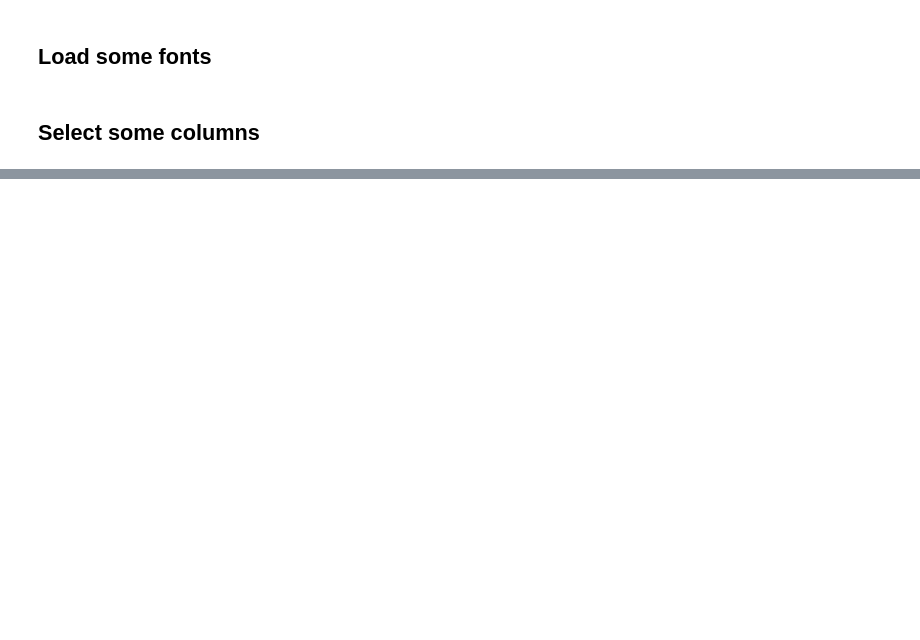
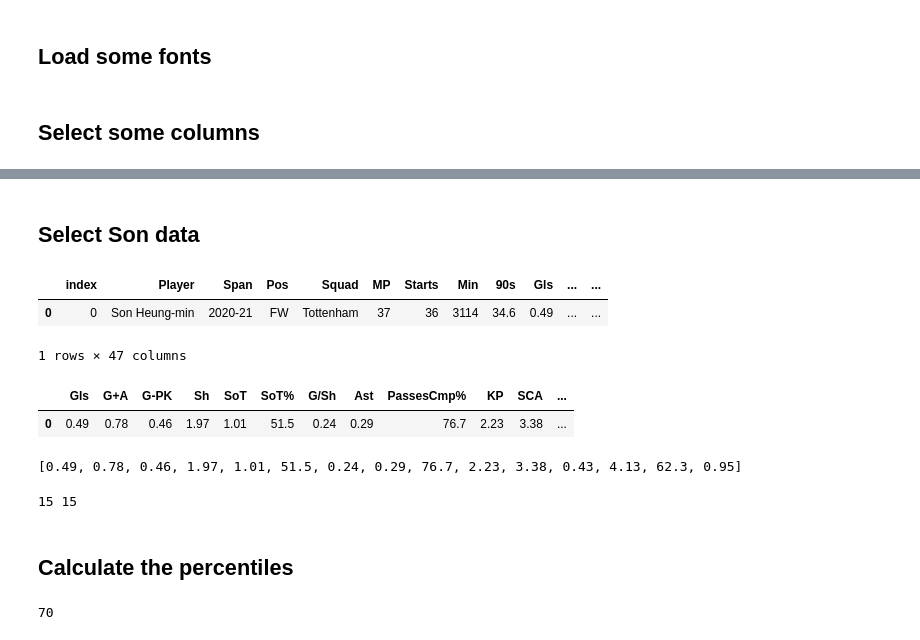
Before and after one commit to JackyKch/HeungMinSonJourney, a Jupyter notebook: coding/dataviz/pizza_plot.ipynb, the cells around one changed output, grey strips where cells are left out. Cells and saved outputs as stored; diff of their text form; code cells hidden in the pictures; blank space fills up the shorter version.

```diff
--- a/coding/dataviz/pizza_plot.ipynb
+++ b/coding/dataviz/pizza_plot.ipynb
@@ -57,0 +58,10 @@ params = ["Gls",'SoT','SoT%', 'G/Sh',"Ast",'PassesCom%','KP', 'SCA', 'GCA', 'Tou
+# %% [markdown]
+## Select Son data
+# %%
+player = df.loc[df['Player']=='Son Heung-min'].reset_index()
+# %%
+player
+# %% [output]
+|  | index | Player | Span | Pos | Squad | MP | Starts | Min | 90s | Gls | ... | ... |
+| 0 | 0 | Son Heung-min | 2020-21 | FW | Tottenham | 37 | 36 | 3114 | 34.6 | 0.49 | ... | ... |
+1 rows × 47 columns
@@ -57,0 +70,16 @@ params = ["Gls",'SoT','SoT%', 'G/Sh',"Ast",'PassesCom%','KP', 'SCA', 'GCA', 'Tou
+# %%
+player
+# %% [output]
+|  | Gls | G+A | G-PK | Sh | SoT | SoT% | G/Sh | Ast | PassesCmp% | KP | SCA | ... |
+| 0 | 0.49 | 0.78 | 0.46 | 1.97 | 1.01 | 51.5 | 0.24 | 0.29 | 76.7 | 2.23 | 3.38 | ... |
+# %%
+player = list(player.loc[0])
+print(player)
+# %% [output]
+[0.49, 0.78, 0.46, 1.97, 1.01, 51.5, 0.24, 0.29, 76.7, 2.23, 3.38, 0.43, 4.13, 62.3, 0.95]
+# %%
+print(len(params), len(player))
+# %% [output]
+15 15
+# %% [markdown]
+## Calculate the percentiles
@@ -57,0 +90,4 @@ params = ["Gls",'SoT','SoT%', 'G/Sh',"Ast",'PassesCom%','KP', 'SCA', 'GCA', 'Tou
+# %%
+round(stats.percentileofscore(df[params[0]],player[0]))
+# %% [output]
+70
```
Also changed, not shown: parts of 8 cells of this notebook.
